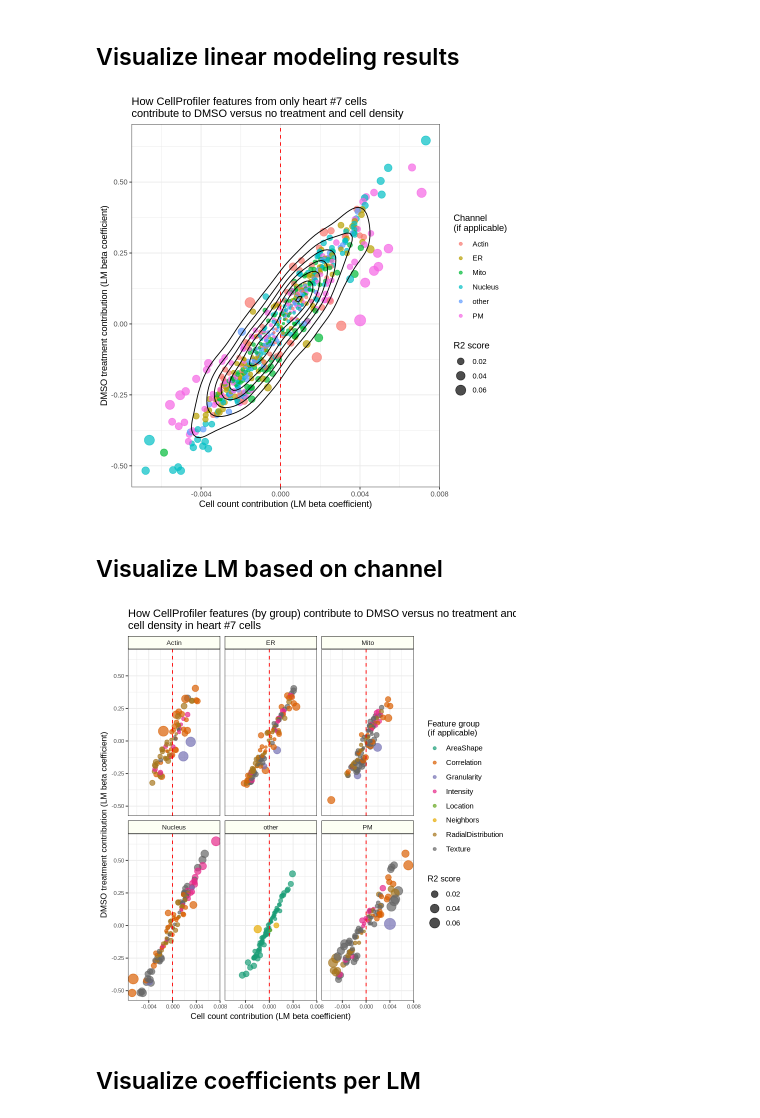
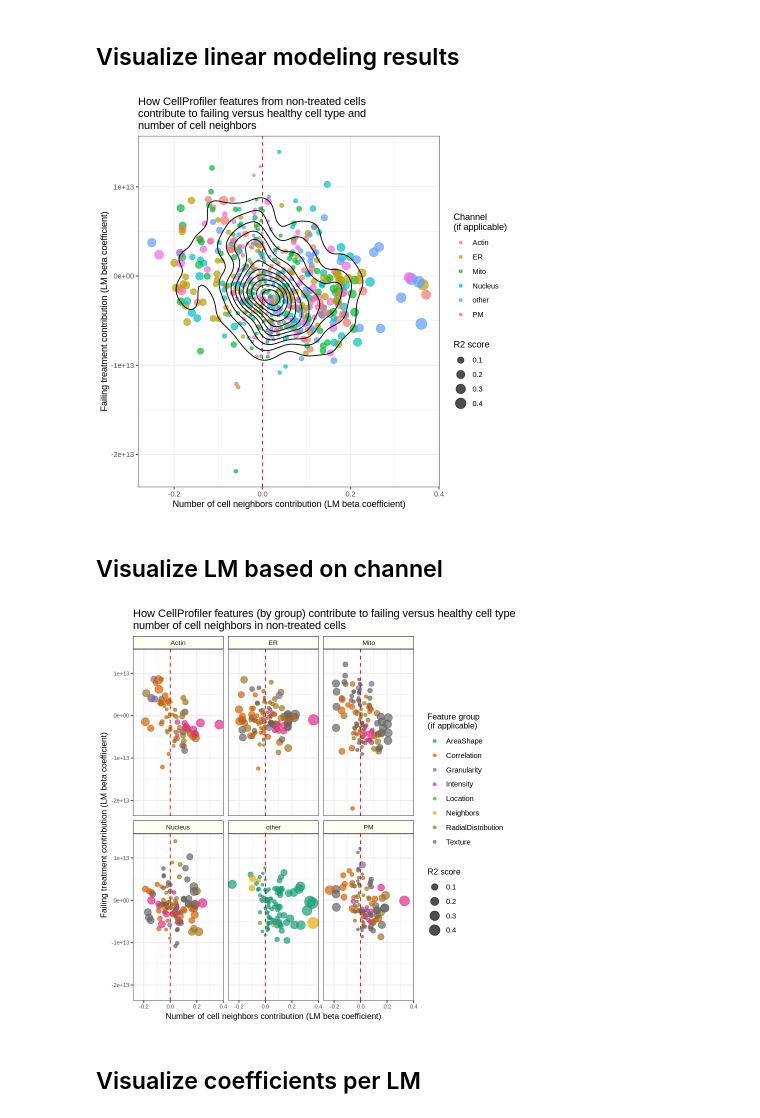
Before and after one commit to WayScience/cellpainting_predicts_cardiac_fibrosis, a Jupyter notebook: 4.analyze_data/notebooks/linear_model/1.visualize_linear_model.ipynb, the cells around one changed output. Cells and saved outputs as stored; diff of their text form; code cells hidden in the pictures.

Commit message:
update LM to use cell neighbors

```diff
--- a/4.analyze_data/notebooks/linear_model/1.visualize_linear_model.ipynb
+++ b/4.analyze_data/notebooks/linear_model/1.visualize_linear_model.ipynb
@@ -23,12 +23,12 @@ input_dir <- "results"
 output_fig_dir <- "figures"
 
 # Path to file with LM coefficients to plot
-lm_file <- file.path(input_dir, paste0(plate, "_linear_model_heart7_DMSO_none.tsv"))
+lm_file <- file.path(input_dir, paste0(plate, "_linear_model_failing_healthy_no_treatment_neighbors.tsv"))
 
 # Paths for each figure output
-lm_fig <- file.path(output_fig_dir, paste0(plate, "_linear_model_heart7_DMSO_none.png"))
-lm_group_fig <- file.path(output_fig_dir, paste0(plate, "_linear_model_heart7_DMSO_none_bygroup.png"))
-lm_coef_fig <- file.path(output_fig_dir, paste0(plate, "_linear_model_heart7_DMSO_none_coefficients.png"))
+lm_fig <- file.path(output_fig_dir, paste0(plate, "_linear_model_failing_healthy_no_treatment_neighbors.png"))
+lm_group_fig <- file.path(output_fig_dir, paste0(plate, "_linear_model_failing_healthy_no_treatment_neighbors_bygroup.png"))
+lm_coef_fig <- file.path(output_fig_dir, paste0(plate, "_linear_model_failing_healthy_no_treatment_neighbors_coefficients.png"))
 # %% [markdown]
 ## Clean and sort the data prior to plotting
 # %%
@@ -56,7 +56,7 @@ lm_df <- readr::read_tsv(
 # Arrange by absolute value coefficient
 # Split out components of feature name for visualization
 lm_df <- lm_df %>%
-    dplyr::arrange(desc(abs(DMSO_coef))) %>%
+    dplyr::arrange(desc(abs(failing_coef))) %>%
     tidyr::separate(
         feature,
         into = c(
@@ -100,7 +100,7 @@ A tibble: 3 × 13
 ## Visualize linear modeling results
 # %%
 lm_fig_gg <- (
-    ggplot(lm_df, aes(x = cell_count_coef, y = DMSO_coef))
+    ggplot(lm_df, aes(x = cell_neighbors_coef, y = failing_coef))
     + geom_point(aes(size = r2_score, color = channel_cleaned), alpha = 0.7)
     + geom_vline(xintercept = 0, linetype = "dashed", color = "red")
     + geom_density2d(color="black", show.legend = FALSE)
@@ -109,53 +109,53 @@ lm_fig_gg <- (
         color = guide_legend(title = "Channel\n(if applicable)", order = 1),
         size = guide_legend(title = "R2 score")
     )
-    + ylab("DMSO treatment contribution (LM beta coefficient)")
-    + xlab("Cell count contribution (LM beta coefficient)")
-    + ggtitle("How CellProfiler features from only heart #7 cells\ncontribute to DMSO versus no treatment and cell density")
-)
+    + ylab("Failing treatment contribution (LM beta coefficient)")
+    + xlab("Number of cell neighbors contribution (LM beta coefficient)")
+    + ggtitle("How CellProfiler features from non-treated cells\ncontribute to failing versus healthy cell type and \nnumber of cell neighbors")
+            )
 
 # Output figure
 ggsave(lm_fig, lm_fig_gg, dpi = 500, height = 6, width = 6)
 
 lm_fig_gg
 # %% [output]
-[figure, old version]
+[figure, new version]
 # %% [markdown]
 ## Visualize LM based on channel
 # %%
 lm_group_fig_gg <- (
-    ggplot(lm_df, aes(x = cell_count_coef, y = DMSO_coef))
+    ggplot(lm_df, aes(x = cell_neighbors_coef, y = failing_coef))
     + geom_point(aes(size = r2_score, color = feature_group), alpha = 0.7)
     + facet_wrap("~channel_cleaned")
     + geom_vline(xintercept = 0, linetype = "dashed", color = "red")
     + theme_bw()
     + guides(
         color = guide_legend(title = "Feature group\n(if applicable)", order = 1),
         size = guide_legend(title = "R2 score")
     )
-    + ylab("DMSO treatment contribution (LM beta coefficient)")
-    + xlab("Cell count contribution (LM beta coefficient)")
-    + ggtitle("How CellProfiler features (by group) contribute to DMSO versus no treatment and\ncell density in heart #7 cells")
+    + ylab("Failing treatment contribution (LM beta coefficient)")
+    + xlab("Number of cell neighbors contribution (LM beta coefficient)")
+    + ggtitle("How CellProfiler features (by group) contribute to failing versus healthy cell type and\nnumber of cell neighbors in non-treated cells")
     + scale_color_brewer(palette="Dark2")
     + theme(
         axis.text = element_text(size = 7),
         axis.title = element_text(size = 10),
         legend.text = element_text(size = 9),
         legend.title = element_text(size = 10),
         strip.text = element_text(size = 8),
         strip.background = element_rect(
             colour = "black",
             fill = "#fdfff4"
         )
     )
 )
 
 # Save figure
 ggsave(lm_group_fig, lm_group_fig_gg, height = 6, width = 10, dpi = 500)
 
 lm_group_fig_gg
 # %% [output]
-[figure, old version]
+[figure, new version]
 # %% [markdown]
 ## Visualize coefficients per LM
 # %%
```
Also changed, not shown: parts of 4 cells of this notebook, 7 other files.
